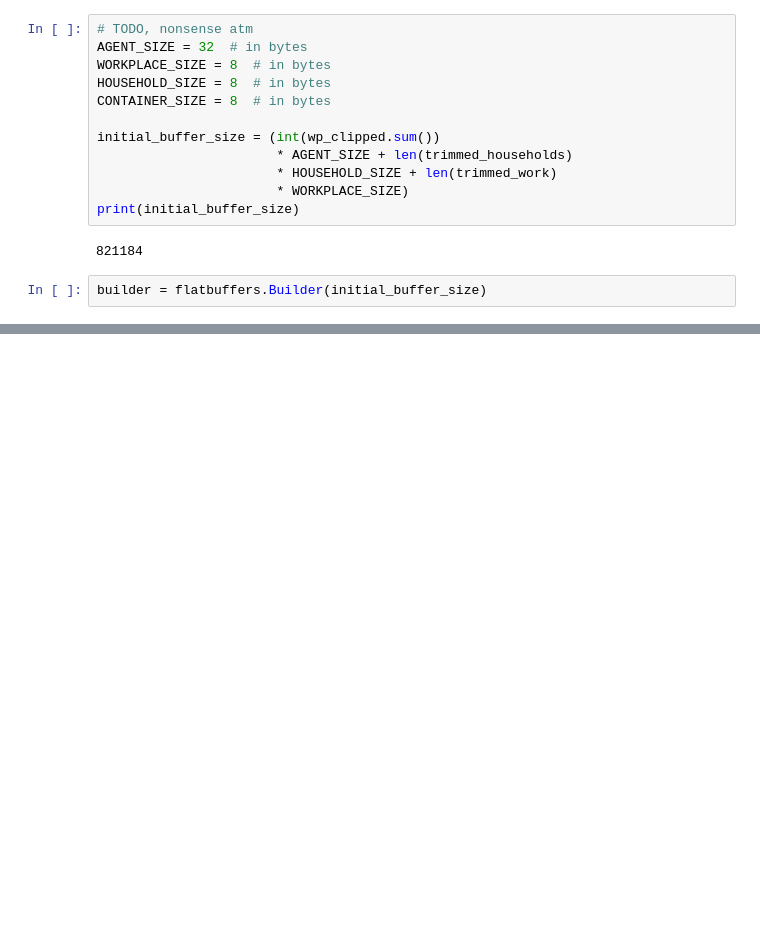
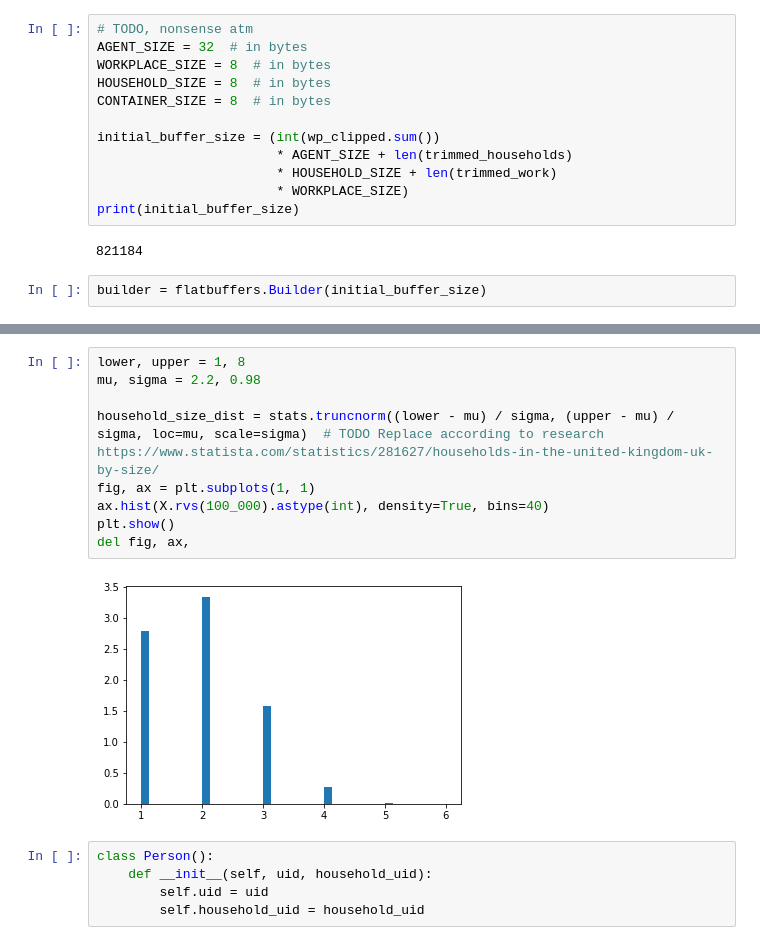
Before and after one commit to Alfred-Mountfield/outbreak-sim, a Jupyter notebook: python/synthetic_population/aggregate.ipynb, the cells around one changed output, grey strips where cells are left out. Cells and saved outputs as stored; diff of their text form; blank space fills up the shorter version.

Commit message:
More spike, rudimentary household allocation is complete

```diff
--- a/python/synthetic_population/aggregate.ipynb
+++ b/python/synthetic_population/aggregate.ipynb
@@ -147,0 +146,16 @@ wp_clipped.shape
+# %%
+lower, upper = 1, 8
+mu, sigma = 2.2, 0.98
+
+household_size_dist = stats.truncnorm((lower - mu) / sigma, (upper - mu) / sigma, loc=mu, scale=sigma)  # TODO Replace according to research https://www.statista.com/statistics/281627/households-in-the-united-kingdom-uk-by-size/
+fig, ax = plt.subplots(1, 1)
+ax.hist(X.rvs(100_000).astype(int), density=True, bins=40)
+plt.show()
+del fig, ax,
+# %% [output]
+[figure, added]
+# %%
+class Person():
+    def __init__(self, uid, household_uid):
+        self.uid = uid
+        self.household_uid = household_uid
```
Also changed, not shown: parts of 14 cells of this notebook, 1 other file.
